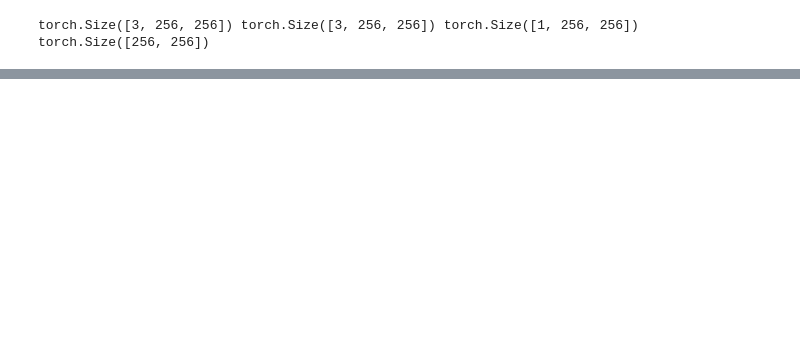
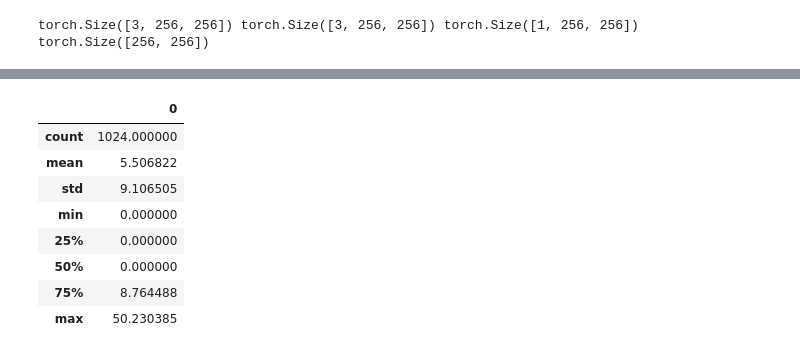
Before and after one commit to VirajAgarwal1/remote-sensing-change-detection-2d, a Jupyter notebook: 5. Encoder Experiment/try.ipynb, the cells around one changed output, grey strips where cells are left out. Cells and saved outputs as stored; diff of their text form; code cells hidden in the pictures; blank space fills up the shorter version.

```diff
--- a/5. Encoder Experiment/try.ipynb
+++ b/5. Encoder Experiment/try.ipynb
@@ -66,2 +96,14 @@ yellow_df = pd.DataFrame(yellow_data)
+# %%
+yellow_df.describe()
+# %% [output]
+|  | 0 |
+| count | 1024.000000 |
+| mean | 5.506822 |
+| std | 9.106505 |
+| min | 0.000000 |
+| 25% | 0.000000 |
+| 50% | 0.000000 |
+| 75% | 8.764488 |
+| max | 50.230385 |
 # %%
 # Set the figure size
```
Also changed, not shown: parts of 11 cells of this notebook, 11 other files.
